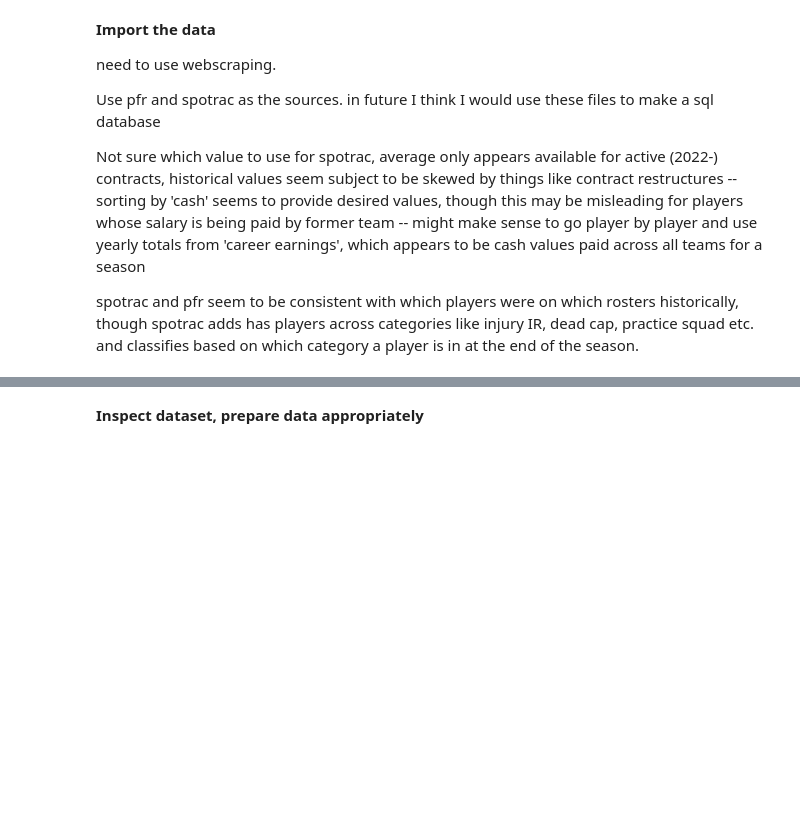
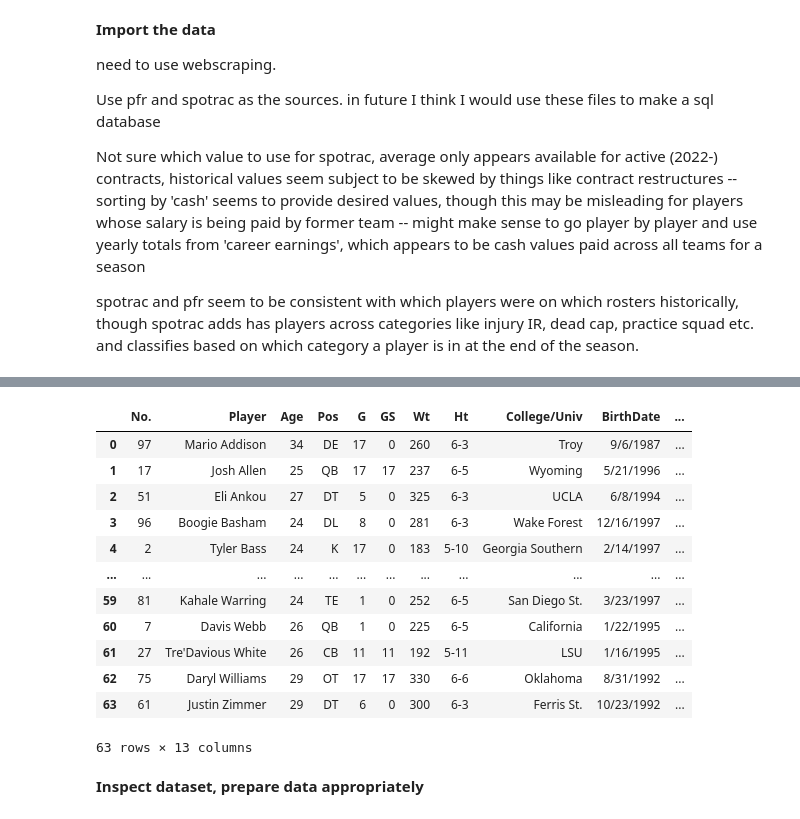
Before and after one commit to mattrubic/nfl_cap_distribution, a Jupyter notebook: NFL cap distribution rough draft.ipynb, the cells around one changed output, grey strips where cells are left out. Drawn from its saved outputs; the diff is of its cells as text; code cells hidden in the pictures; blank space fills up the shorter version.

Commit message:
scraped pfr data for one team

```diff
--- a/NFL cap distribution rough draft.ipynb
+++ b/NFL cap distribution rough draft.ipynb
@@ -27,15 +27,21 @@ subject to be skewed by  things like contract restructures -- sorting by 'cash'
 spotrac and pfr seem to be consistent with which players were on which rosters historically, though spotrac adds has players across categories like injury IR, dead cap, practice squad etc. and classifies based on which category a player is in at the end of the season.
 # %%
 from selenium import webdriver
+from selenium.webdriver.chrome.service import Service
+from webdriver_manager.chrome import ChromeDriverManager
 from bs4 import BeautifulSoup
+import pandas as pd
 
-driver = webdriver.Chrome()
+driver = webdriver.Chrome(service=Service(ChromeDriverManager().install()))
 driver.get('https://www.pro-football-reference.com/teams/buf/2021_roster.htm')
 soup = BeautifulSoup(driver.page_source,'lxml')
 driver.quit()
-table = soup.find_all('table')[7]  #This is the index of any table of that page. If you change it you can get different tables.
+table = soup.find_all('table')[0]  #This is the index of any table of that page. If you change it you can get different tables.
 tab_data = [[celldata.text for celldata in rowdata.find_all(["th","td"])]
                         for rowdata in table.find_all("tr")]
-for data in tab_data:
+for data in tab_data[1:-1]: #first and last rows are names of the columns and team totals respectively
     print(' '.join(data))
+
+
+#create dictionary of all team names as they appear on pfr and get all tables, keep each table separate
 # %% [output]
@@ -87,0 +101,22 @@ bs4.element.Comment
+# %%
+df = pd.DataFrame(tab_data[1:-1], columns = tab_data[0])
+# %%
+df = df.drop(30) #this row is a repeat of column names
+# %%
+df[['No.', 'Age', 'G', 'GS', 'Wt', 'AV']] = df[['No.', 'Age', 'G', 'GS', 'Wt', 'AV']].apply(pd.to_numeric)
+# %%
+df
+# %% [output]
+|  | No. | Player | Age | Pos | G | GS | Wt | Ht | College/Univ | BirthDate | ... |
+| 0 | 97 | Mario Addison | 34 | DE | 17 | 0 | 260 | 6-3 | Troy | 9/6/1987 | ... |
+| 1 | 17 | Josh Allen | 25 | QB | 17 | 17 | 237 | 6-5 | Wyoming | 5/21/1996 | ... |
+| 2 | 51 | Eli Ankou | 27 | DT | 5 | 0 | 325 | 6-3 | UCLA | 6/8/1994 | ... |
+| 3 | 96 | Boogie Basham | 24 | DL | 8 | 0 | 281 | 6-3 | Wake Forest | 12/16/1997 | ... |
+| 4 | 2 | Tyler Bass | 24 | K | 17 | 0 | 183 | 5-10 | Georgia Southern | 2/14/1997 | ... |
+| ... | ... | ... | ... | ... | ... | ... | ... | ... | ... | ... | ... |
+| 59 | 81 | Kahale Warring | 24 | TE | 1 | 0 | 252 | 6-5 | San Diego St. | 3/23/1997 | ... |
+| 60 | 7 | Davis Webb | 26 | QB | 1 | 0 | 225 | 6-5 | California | 1/22/1995 | ... |
+| 61 | 27 | Tre'Davious White | 26 | CB | 11 | 11 | 192 | 5-11 | LSU | 1/16/1995 | ... |
+| 62 | 75 | Daryl Williams | 29 | OT | 17 | 17 | 330 | 6-6 | Oklahoma | 8/31/1992 | ... |
+| 63 | 61 | Justin Zimmer | 29 | DT | 6 | 0 | 300 | 6-3 | Ferris St. | 10/23/1992 | ... |
+63 rows × 13 columns
```
Also changed, not shown: parts of 12 cells of this notebook.
